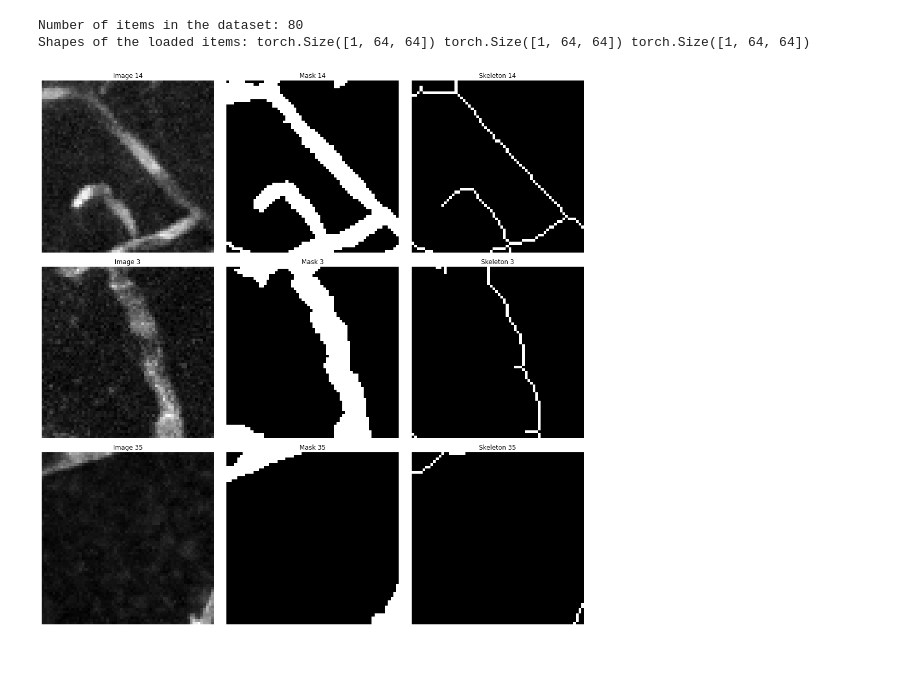
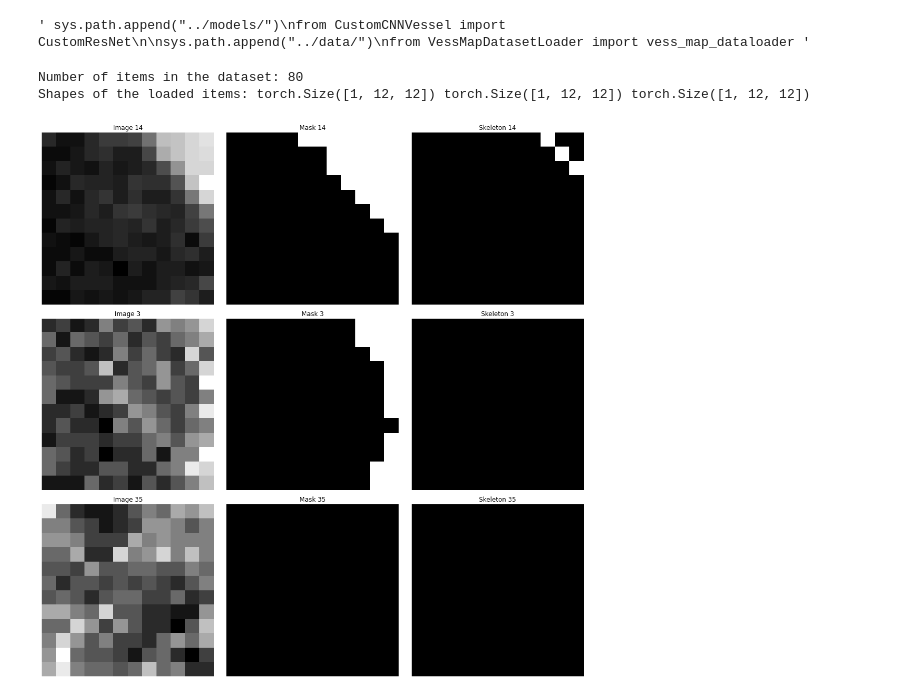
Before and after one commit to CarlosFontaneli/interpreting-neural-networks, a Jupyter notebook: train_models_notebooks/gradient_otimization_vessel_training.ipynb, the cells around one changed output. Saved outputs shown, nothing was run; the diff lists cells and outputs as text; code cells hidden in the pictures; blank space fills up the shorter version.

```diff
--- a/train_models_notebooks/gradient_otimization_vessel_training.ipynb
+++ b/train_models_notebooks/gradient_otimization_vessel_training.ipynb
@@ -18,8 +18,10 @@ torch.cuda.empty_cache()
 
 import sys
 # Add the upper directories to the path
-sys.path.append("../models/")
+""" sys.path.append("../models/")
 from CustomCNNVessel import CustomResNet
 
 sys.path.append("../data/")
-from VessMapDatasetLoader import vess_map_dataloader
+from VessMapDatasetLoader import vess_map_dataloader """
+# %% [output]
+' sys.path.append("../models/")\nfrom CustomCNNVessel import CustomResNet\n\nsys.path.append("../data/")\nfrom VessMapDatasetLoader import vess_map_dataloader '
@@ -98,27 +258,27 @@ class CustomImageDataset(Dataset):
 # %%
 # Training Dataset
 image_dir_training = '/home/fonta42/Desktop/interpretacao-redes-neurais/data/VessMap_gradient_training/images'
 mask_dir_training = '/home/fonta42/Desktop/interpretacao-redes-neurais/data/VessMap_gradient_training/labels'
 skeleton_dir_training = '/home/fonta42/Desktop/interpretacao-redes-neurais/data/VessMap_gradient_training/skeletons'
 
-image_size = 64
+image_size = 12
 
 # Instantiate the dataset
 training_dataset = CustomImageDataset(image_dir_training, mask_dir_training, skeleton_dir_training, image_size)
 
 # Test __len__ method
 print("Number of items in the dataset:", len(training_dataset))
 
 # Test __getitem__ method
 image, mask, skeleton = training_dataset.__getitem__(0)  # Test with the first item
 print("Shapes of the loaded items:", image.shape, mask.shape, skeleton.shape)
 
 # Plot samples using the plot_samples method
 training_dataset.plot_samples()  # This will display a figure with random images, masks, and skeletons
 # %% [output]
 Number of items in the dataset: 80
-Shapes of the loaded items: torch.Size([1, 64, 64]) torch.Size([1, 64, 64]) torch.Size([1, 64, 64])
+Shapes of the loaded items: torch.Size([1, 12, 12]) torch.Size([1, 12, 12]) torch.Size([1, 12, 12])
-[figure, old version]
+[figure, new version]
 # %%
 # Validation dataset
 image_dir_validation = '/home/fonta42/Desktop/interpretacao-redes-neurais/data/VessMap_gradient_validation/images'
```
Also changed, not shown: parts of 10 cells of this notebook.
